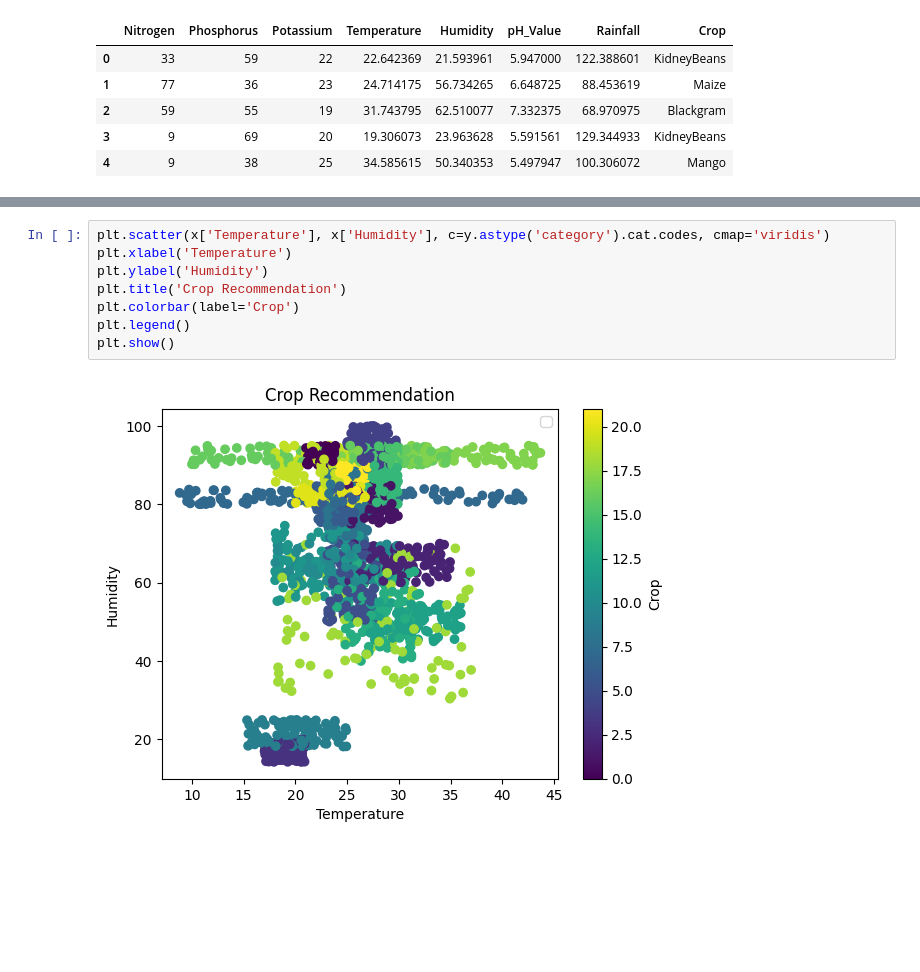
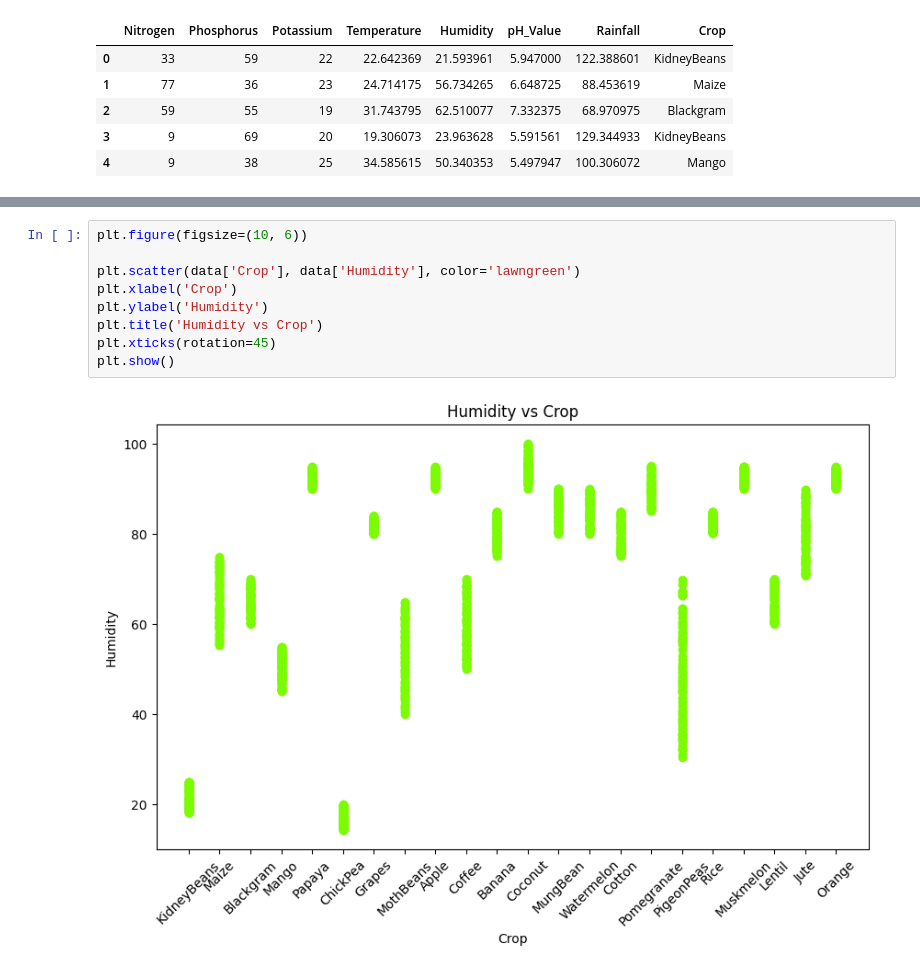
Before and after one commit to Mark-Kitur/crop_recomendation, a Jupyter notebook: KN.ipynb, the cells around one changed output, grey strips where cells are left out. Cells and saved outputs as stored; diff of their text form; blank space fills up the shorter version.

```diff
--- a/KN.ipynb
+++ b/KN.ipynb
@@ -78,10 +83,11 @@ knn
 # %%
-plt.scatter(x['Temperature'], x['Humidity'], c=y.astype('category').cat.codes, cmap='viridis')
-plt.xlabel('Temperature')
+plt.figure(figsize=(10, 6))
+
+plt.scatter(data['Crop'], data['Humidity'], color='lawngreen')
+plt.xlabel('Crop')
 plt.ylabel('Humidity')
-plt.title('Crop Recommendation')
-plt.colorbar(label='Crop')
-plt.legend()
+plt.title('Humidity vs Crop')
+plt.xticks(rotation=45)
 plt.show()
 # %% [output]
-[figure, old version]
+[figure, new version]
```
Also changed, not shown: parts of 17 cells of this notebook.
